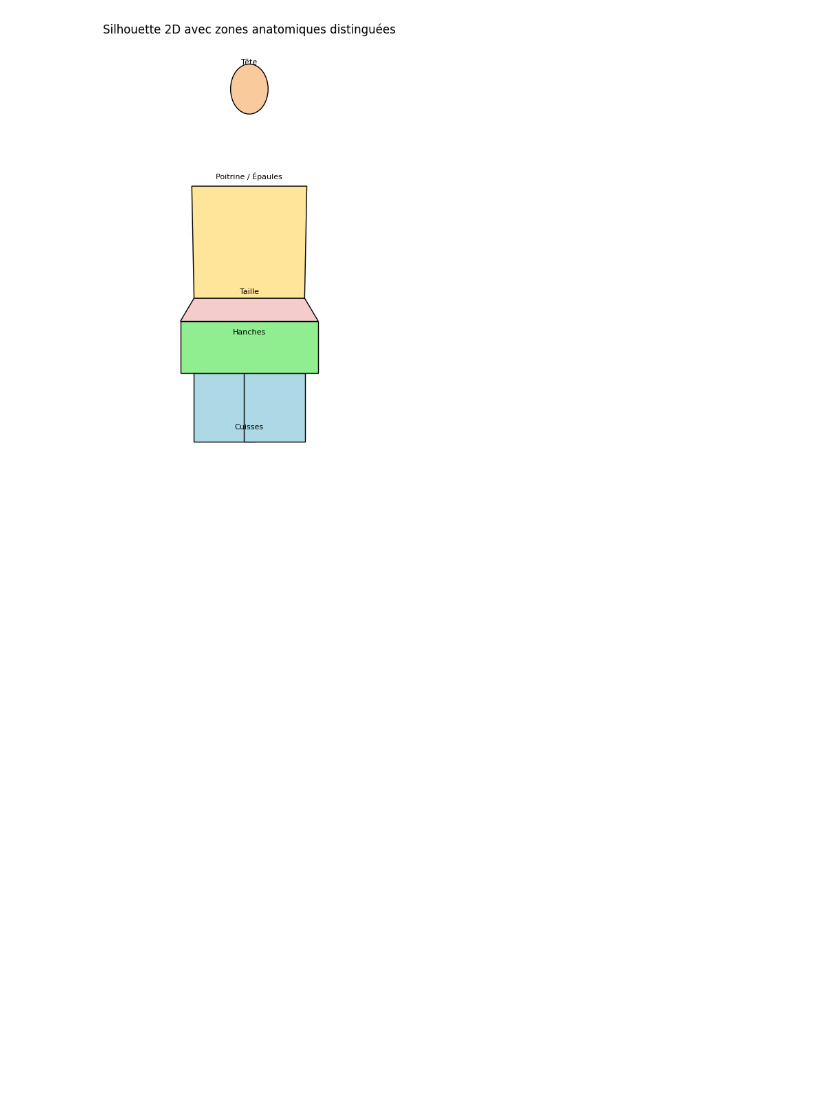
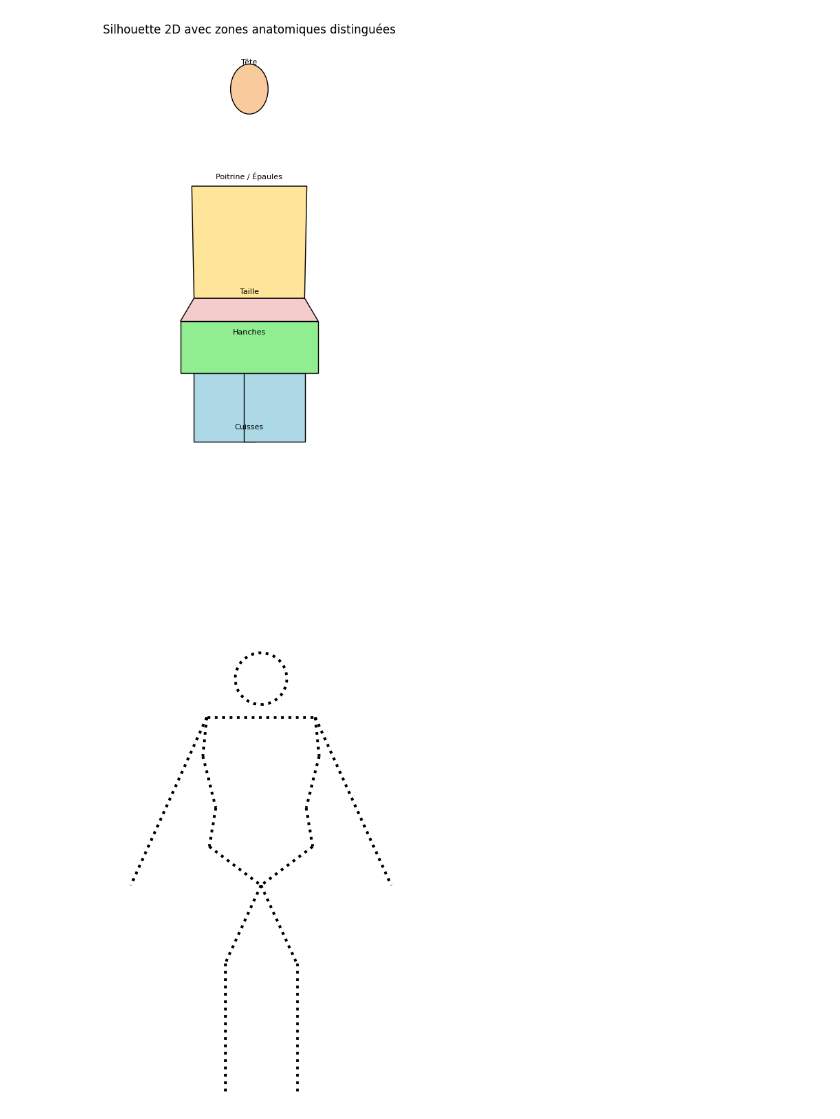
Before and after one commit to cosaques/biba-bop-stage-dataset, a Jupyter notebook: model.ipynb, the cells around one changed output. Saved outputs shown, nothing was run; the diff lists cells and outputs as text; code cells hidden in the pictures; blank space fills up the shorter version.

```diff
--- a/model.ipynb
+++ b/model.ipynb
@@ -164,3 +164,100 @@ plt.title("Silhouette 2D avec zones anatomiques distinguées", fontsize=12)
 plt.show()
 # %% [output]
 [figure]
+# %%
+import matplotlib.pyplot as plt
+
+# Exemple de mesures (en cm)
+taille = 170
+tour_de_poitrine = 90
+hauteur_de_poitrine = 130
+hauteur_d_entrejambe = 80
+largeur_des_hanches = 40
+hauteur_des_hanches = 95
+hauteur_des_genoux = 50
+largeur_d_epaule = 42
+hauteur_des_epaules = 145
+tour_de_cuisse = 55
+tour_de_taille = 70
+hauteur_de_la_taille = 110
+
+# Conversion des tours en largeurs
+largeur_poitrine = tour_de_poitrine / 2
+largeur_taille = tour_de_taille / 2
+largeur_cuisse = tour_de_cuisse / 2
+
+# Points principaux
+# Tête
+head_center = (0, taille - 10)
+head_radius = 10
+
+# Epaules
+left_shoulder = (-largeur_d_epaule/2, hauteur_des_epaules)
+right_shoulder = (largeur_d_epaule/2, hauteur_des_epaules)
+
+# Poitrine
+left_chest = (-largeur_poitrine/2, hauteur_de_poitrine)
+right_chest = (largeur_poitrine/2, hauteur_de_poitrine)
+
+# Taille
+left_waist = (-largeur_taille/2, hauteur_de_la_taille)
+right_waist = (largeur_taille/2, hauteur_de_la_taille)
+
+# Hanches
+left_hip = (-largeur_des_hanches/2, hauteur_des_hanches)
+right_hip = (largeur_des_hanches/2, hauteur_des_hanches)
+
+# Entrejambe
+crotch = (0, hauteur_d_entrejambe)
+
+# Genoux
+left_knee = (-largeur_cuisse/2, hauteur_des_genoux)
+right_knee = (largeur_cuisse/2, hauteur_des_genoux)
+
+# Pieds
+left_foot = (-largeur_cuisse/2, 0)
+right_foot = (largeur_cuisse/2, 0)
+
+# Calcul de la longueur du bras (épaule -> main)
+longueur_bras = hauteur_des_epaules - hauteur_d_entrejambe
+# Position des mains (légèrement écartées latéralement)
+main_offset_x = 0.7 * largeur_d_epaule  # facteur d'écartement latéral
+left_hand = (left_shoulder[0] - main_offset_x, hauteur_des_epaules - longueur_bras)
+right_hand = (right_shoulder[0] + main_offset_x, hauteur_des_epaules - longueur_bras)
+
+fig, ax = plt.subplots(figsize=(4, 8))
+
+# Tête
+head = plt.Circle(head_center, head_radius, fill=False, linestyle='dotted', linewidth=2)
+ax.add_patch(head)
+
+# Corps (épaules -> poitrine -> taille -> hanches -> entrejambe)
+ax.plot([left_shoulder[0], right_shoulder[0]], [left_shoulder[1], right_shoulder[1]], 'k:', linewidth=2)  # épaules
+ax.plot([left_shoulder[0], left_chest[0]], [left_shoulder[1], left_chest[1]], 'k:', linewidth=2, linestyle='dotted')
+ax.plot([right_shoulder[0], right_chest[0]], [right_shoulder[1], right_chest[1]], 'k:', linewidth=2, linestyle='dotted')
+ax.plot([left_chest[0], left_waist[0]], [left_chest[1], left_waist[1]], 'k:', linewidth=2, linestyle='dotted')
+ax.plot([right_chest[0], right_waist[0]], [right_chest[1], right_waist[1]], 'k:', linewidth=2, linestyle='dotted')
+ax.plot([left_waist[0], left_hip[0]], [left_waist[1], left_hip[1]], 'k:', linewidth=2, linestyle='dotted')
+ax.plot([right_waist[0], right_hip[0]], [right_waist[1], right_hip[1]], 'k:', linewidth=2, linestyle='dotted')
+ax.plot([left_hip[0], crotch[0]], [left_hip[1], crotch[1]], 'k:', linewidth=2, linestyle='dotted')
+ax.plot([right_hip[0], crotch[0]], [right_hip[1], crotch[1]], 'k:', linewidth=2, linestyle='dotted')
+
+# Jambes
+ax.plot([crotch[0], left_knee[0]], [crotch[1], left_knee[1]], 'k:', linewidth=2, linestyle='dotted')
+ax.plot([crotch[0], right_knee[0]], [crotch[1], right_knee[1]], 'k:', linewidth=2, linestyle='dotted')
+ax.plot([left_knee[0], left_foot[0]], [left_knee[1], left_foot[1]], 'k:', linewidth=2, linestyle='dotted')
+ax.plot([right_knee[0], right_foot[0]], [right_knee[1], right_foot[1]], 'k:', linewidth=2, linestyle='dotted')
+
+# Bras (épaules -> mains, proportionnels)
+ax.plot([left_shoulder[0], left_hand[0]], [left_shoulder[1], left_hand[1]], 'k:', linewidth=2, linestyle='dotted')
+ax.plot([right_shoulder[0], right_hand[0]], [right_shoulder[1], right_hand[1]], 'k:', linewidth=2, linestyle='dotted')
+
+# Réglages
+ax.set_xlim(-60, 60)
+ax.set_ylim(0, taille + 20)
+ax.set_aspect('equal')
+ax.axis('off')
+
+plt.show()
+# %% [output]
+[figure, added]
```
Also changed, not shown: parts of 4 cells of this notebook.
